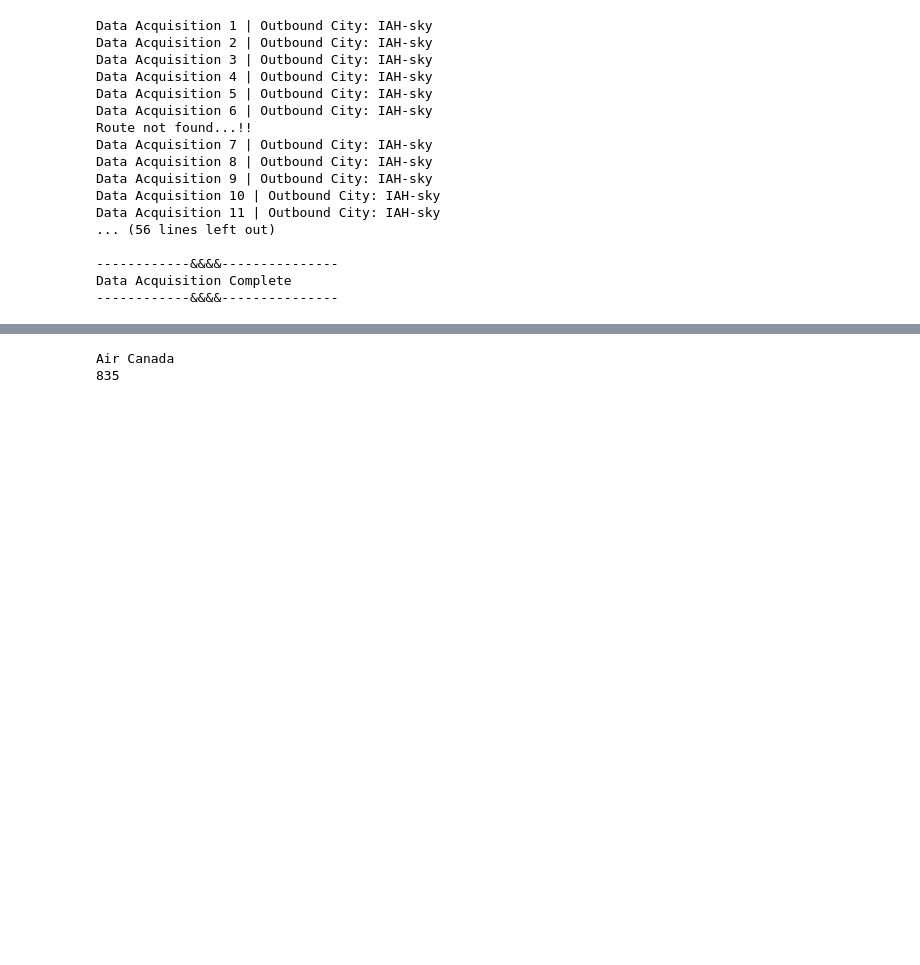
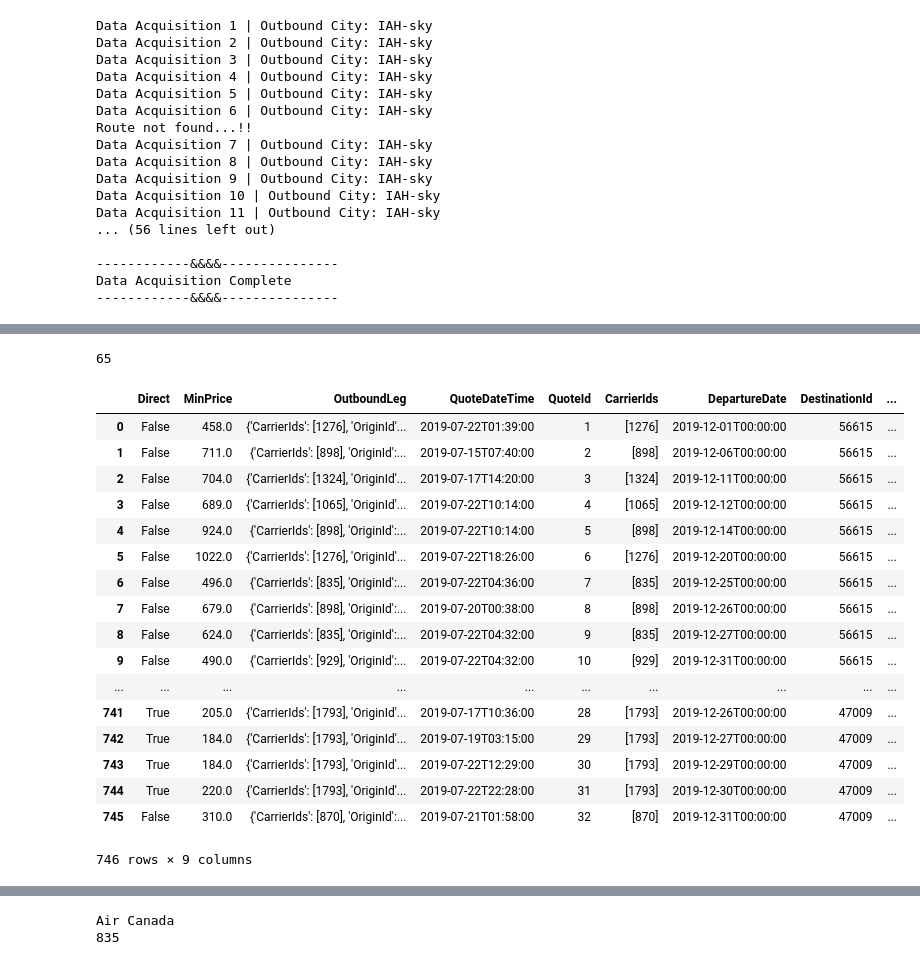
Before and after one commit to rgalindo125/Discovering_Travel_Options, a Jupyter notebook: Routes_API_Data_Acquisition.ipynb, the cells around one changed output, grey strips where cells are left out. Cells and saved outputs as stored; diff of their text form; code cells hidden in the pictures; blank space fills up the shorter version.

```diff
--- a/Routes_API_Data_Acquisition.ipynb
+++ b/Routes_API_Data_Acquisition.ipynb
@@ -92,0 +140,42 @@ Data Acquisition Complete
+# %%
+len(places_info)
+# %% [output]
+65
+# %%
+quotes_list = []
+outbound_list = []
+for z in range(len(quotes_info)):
+    for w in range(len(quotes_info[z])):
+        quotes_list.append(quotes_info[z][w])
+        outbound_list.append(quotes_info[z][w]['OutboundLeg'])
+# %%
+quotes_df = pd.DataFrame(quotes_list)
+quotes_df.head()
+outbound_df = pd.DataFrame(outbound_list)
+outbound_df
+merged_quotes_outbound = pd.merge(quotes_df,outbound_df, left_index = True, right_index = True)
+merged_quotes_outbound
+
+#Export to CSV
+export_csv = merged_quotes_outbound.to_csv(r'C:\Users\pablo\Google Drive\Certifications\Rice Data Analytics\HomeWorks_Projects\Project_1\Resources\merged_quotes_outbound.csv',index = False)
+# %%
+merged_quotes_outbound
+# %% [output]
+|  | Direct | MinPrice | OutboundLeg | QuoteDateTime | QuoteId | CarrierIds | DepartureDate | DestinationId | ... |
+| 0 | False | 458.0 | {'CarrierIds': [1276], 'OriginId'... | 2019-07-22T01:39:00 | 1 | [1276] | 2019-12-01T00:00:00 | 56615 | ... |
+| 1 | False | 711.0 | {'CarrierIds': [898], 'OriginId':... | 2019-07-15T07:40:00 | 2 | [898] | 2019-12-06T00:00:00 | 56615 | ... |
+| 2 | False | 704.0 | {'CarrierIds': [1324], 'OriginId'... | 2019-07-17T14:20:00 | 3 | [1324] | 2019-12-11T00:00:00 | 56615 | ... |
+| 3 | False | 689.0 | {'CarrierIds': [1065], 'OriginId'... | 2019-07-22T10:14:00 | 4 | [1065] | 2019-12-12T00:00:00 | 56615 | ... |
+| 4 | False | 924.0 | {'CarrierIds': [898], 'OriginId':... | 2019-07-22T10:14:00 | 5 | [898] | 2019-12-14T00:00:00 | 56615 | ... |
+| 5 | False | 1022.0 | {'CarrierIds': [1276], 'OriginId'... | 2019-07-22T18:26:00 | 6 | [1276] | 2019-12-20T00:00:00 | 56615 | ... |
+| 6 | False | 496.0 | {'CarrierIds': [835], 'OriginId':... | 2019-07-22T04:36:00 | 7 | [835] | 2019-12-25T00:00:00 | 56615 | ... |
+| 7 | False | 679.0 | {'CarrierIds': [898], 'OriginId':... | 2019-07-20T00:38:00 | 8 | [898] | 2019-12-26T00:00:00 | 56615 | ... |
+| 8 | False | 624.0 | {'CarrierIds': [835], 'OriginId':... | 2019-07-22T04:32:00 | 9 | [835] | 2019-12-27T00:00:00 | 56615 | ... |
+| 9 | False | 490.0 | {'CarrierIds': [929], 'OriginId':... | 2019-07-22T04:32:00 | 10 | [929] | 2019-12-31T00:00:00 | 56615 | ... |
+| ... | ... | ... | ... | ... | ... | ... | ... | ... | ... |
+| 741 | True | 205.0 | {'CarrierIds': [1793], 'OriginId'... | 2019-07-17T10:36:00 | 28 | [1793] | 2019-12-26T00:00:00 | 47009 | ... |
+| 742 | True | 184.0 | {'CarrierIds': [1793], 'OriginId'... | 2019-07-19T03:15:00 | 29 | [1793] | 2019-12-27T00:00:00 | 47009 | ... |
+| 743 | True | 184.0 | {'CarrierIds': [1793], 'OriginId'... | 2019-07-22T12:29:00 | 30 | [1793] | 2019-12-29T00:00:00 | 47009 | ... |
+| 744 | True | 220.0 | {'CarrierIds': [1793], 'OriginId'... | 2019-07-22T22:28:00 | 31 | [1793] | 2019-12-30T00:00:00 | 47009 | ... |
+| 745 | False | 310.0 | {'CarrierIds': [870], 'OriginId':... | 2019-07-21T01:58:00 | 32 | [870] | 2019-12-31T00:00:00 | 47009 | ... |
+746 rows × 9 columns
```
Also changed, not shown: parts of 10 cells of this notebook, 3 other files.
